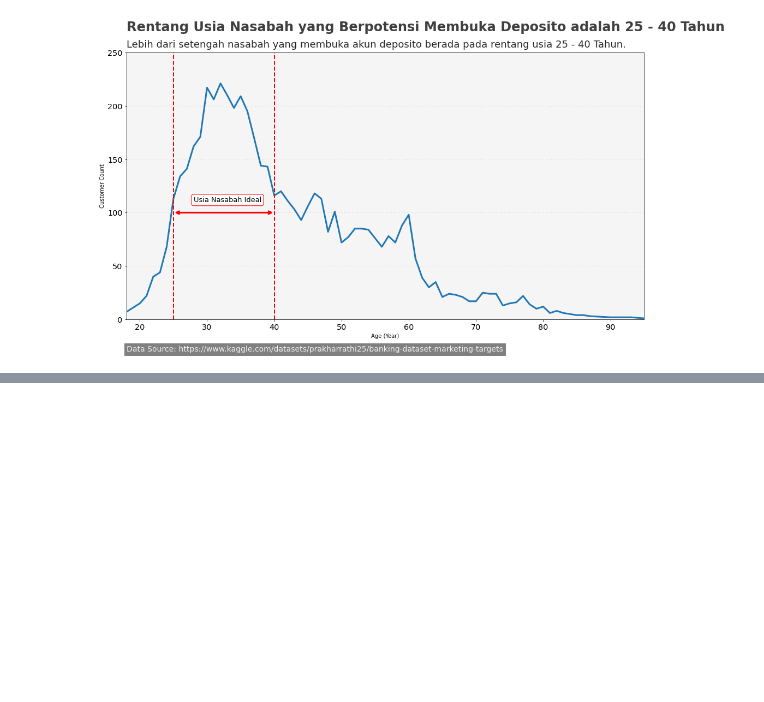
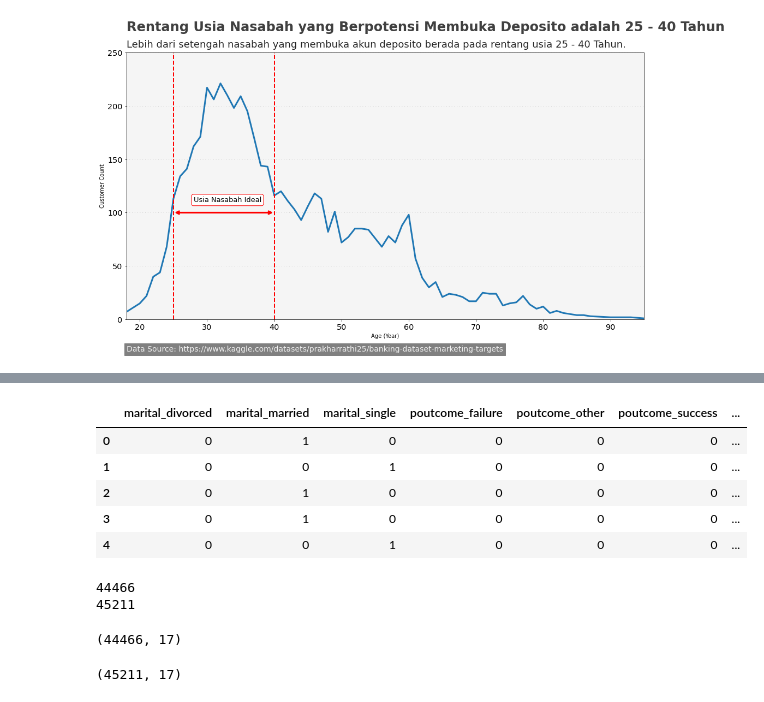
Before and after one commit to inggolanda/predict_whether_customer_will_be_buy_deposito, a Jupyter notebook: Final_Project.ipynb, the cells around one changed output, grey strips where cells are left out. Saved outputs shown, nothing was run; the diff lists cells and outputs as text; code cells hidden in the pictures; blank space fills up the shorter version.

```diff
--- a/Final_Project.ipynb
+++ b/Final_Project.ipynb
@@ -704,0 +827,29 @@ plt.show()
+# %%
+X_train = pd.concat([X_onehot, X_num], axis=1)
+
+X_train.head()
+# %% [output]
+|  | marital_divorced | marital_married | marital_single | poutcome_failure | poutcome_other | poutcome_success | ... |
+| 0 | 0 | 1 | 0 | 0 | 0 | 0 | ... |
+| 1 | 0 | 0 | 1 | 0 | 0 | 0 | ... |
+| 2 | 0 | 1 | 0 | 0 | 0 | 0 | ... |
+| 3 | 0 | 1 | 0 | 0 | 0 | 0 | ... |
+| 4 | 0 | 0 | 1 | 0 | 0 | 0 | ... |
+# %%
+balance_zscore = np.abs(st.zscore(df_train['balance']))
+filtered_balance = (balance_zscore < 3)
+df_train_2 = df_train[filtered_balance]
+len_df_train = int(len(df_train_2))
+print(len_df_train)
+print(len(df_train))
+# %% [output]
+44466
+45211
+# %%
+df_train_2.shape
+# %% [output]
+(44466, 17)
+# %%
+df_train.shape
+# %% [output]
+(45211, 17)
```
Also changed, not shown: parts of 23 cells of this notebook.
